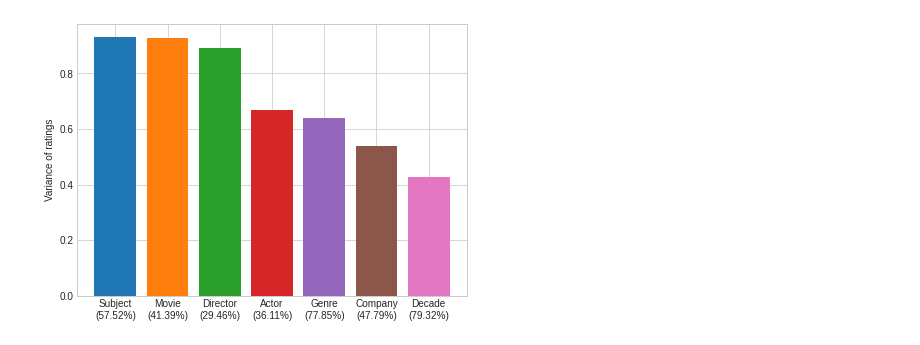
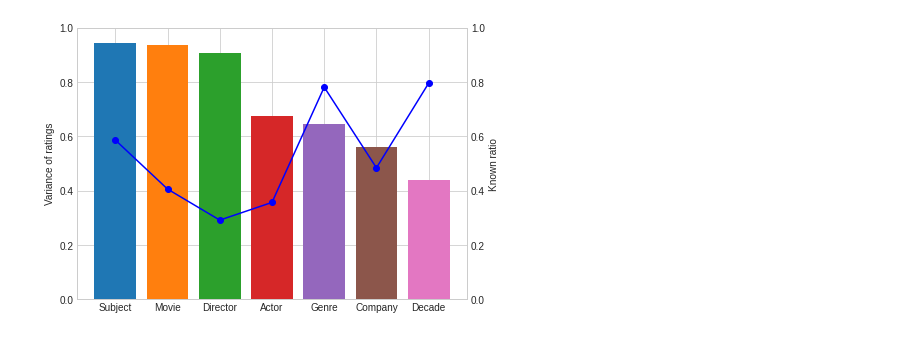
Before and after one commit to MI-911/cold-start-framework, a Jupyter notebook: tools/analysis/entity_variance/entity_variance.ipynb, the cells around one changed output. Cells and saved outputs as stored; diff of their text form; code cells hidden in the pictures.

```diff
--- a/tools/analysis/entity_variance/entity_variance.ipynb
+++ b/tools/analysis/entity_variance/entity_variance.ipynb
@@ -10,7 +10,6 @@ plt.style.use('seaborn-whitegrid')
 group_ratings = defaultdict(list)
 group_known = defaultdict(list)
 
-fig, ax = plt.subplots(figsize=(7, 5))
 
 base_path = '../../../debug/sources/'
 uri_label = dict()
@@ -31,12 +30,20 @@ for idx, rating in ratings.iterrows():
 
 group_ratings = {k: np.var(v) for k, v in group_ratings.items()}
 groups = sorted(group_ratings, key=group_ratings.get, reverse=True)
-
-for idx, group in enumerate(groups):
-    plt.bar(f'{group}\n({np.mean(group_known.get(group)) * 100:.2f}%)', group_ratings.get(group))
-
-plt.ylabel('Variance of ratings')
-plt.savefig('entity_variance.pdf', bbox_inches='tight')
-plt.show()
-# %% [output]
-[figure, removed]
+# %%
+fig, ax = plt.subplots(figsize=(7, 5))
+
+for idx, group in enumerate(groups):
+    ax.bar(group, group_ratings.get(group))
+
+ax2 = ax.twinx()
+ax2.set_ylabel('Known ratio')
+ax2.set_ylim([0, 1])
+ax2.plot(groups, [np.mean(group_known.get(group)) for group in groups], color='b', marker='o')
+ax.set_ylabel('Variance of ratings')
+ax.set_ylim([0, 1])
+plt.grid(False)
+plt.savefig('entity_variance.pdf', bbox_inches='tight')
+plt.show()
+# %% [output]
+[figure, added]
```
Also changed, not shown: 1 other file.
